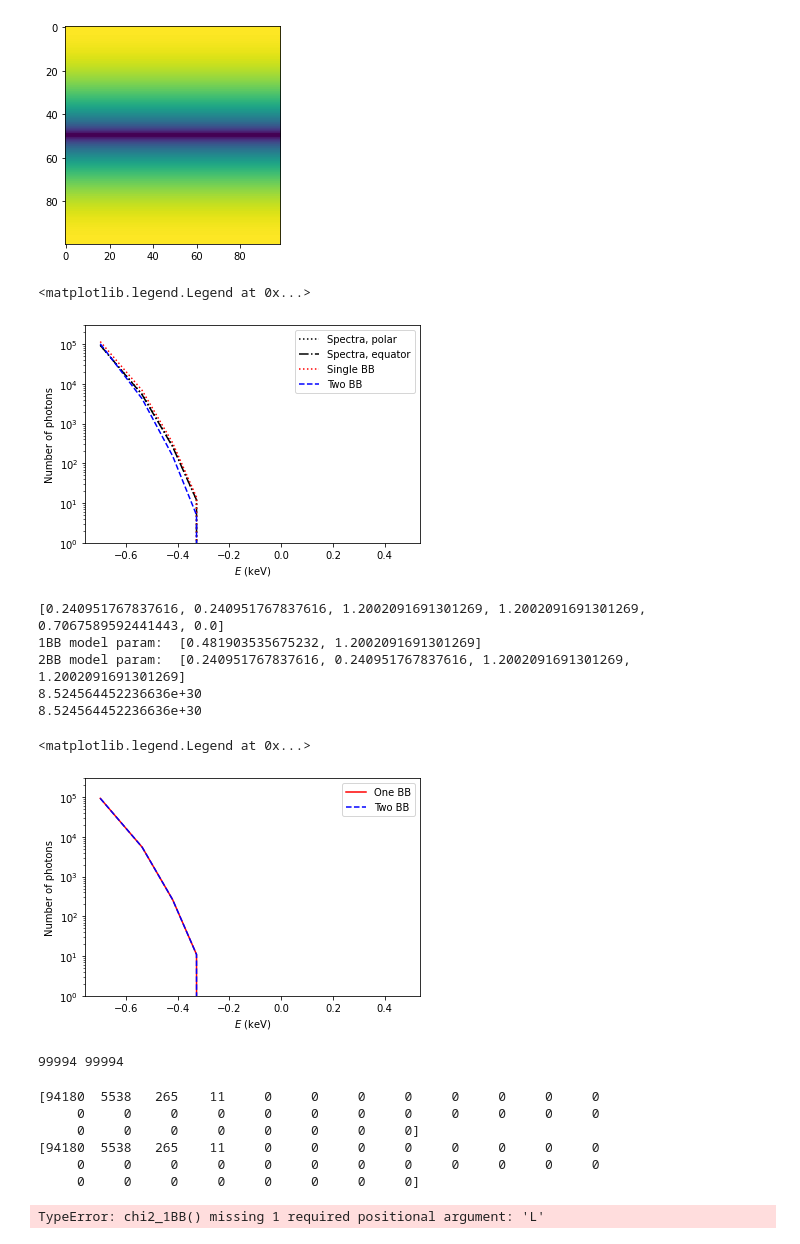
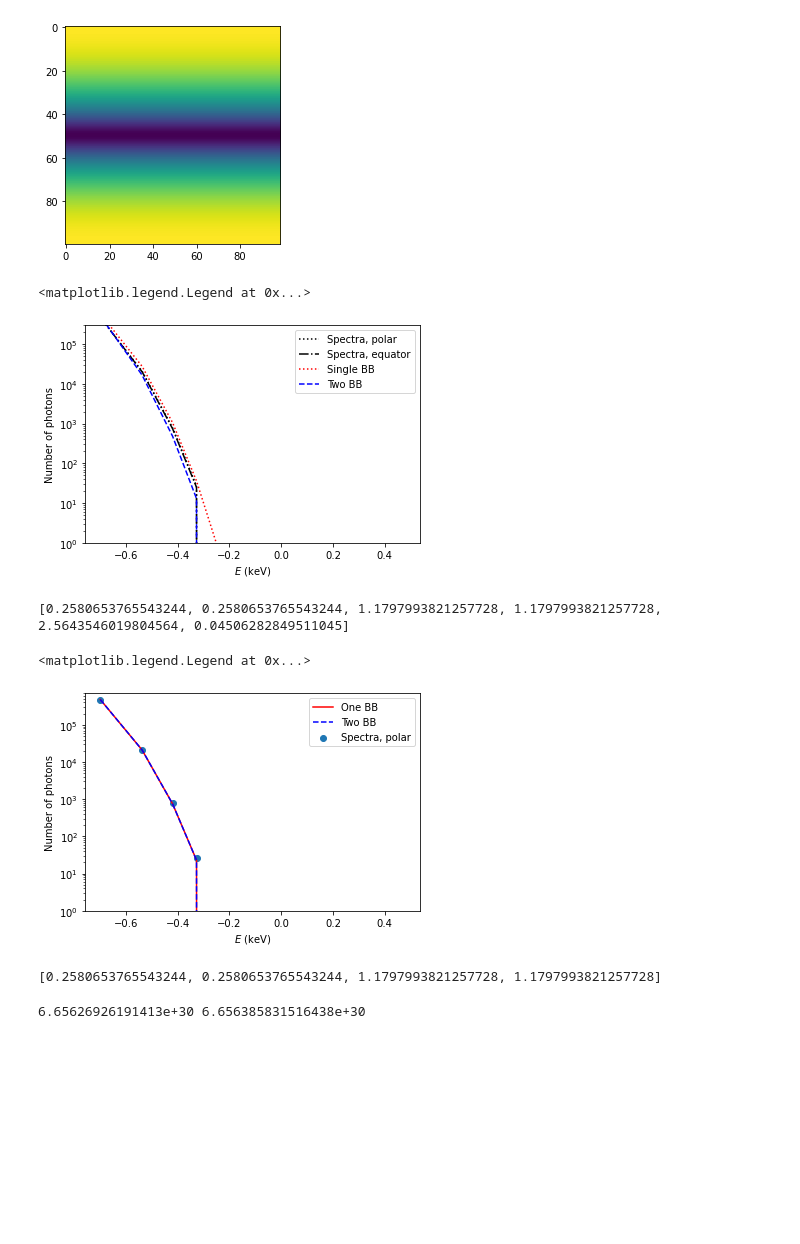
Before and after one commit to ignotur/magpies, a Jupyter notebook: examples/Fit_spectra_limited_photon_count.ipynb, the cells around one changed output. Saved outputs shown, nothing was run; the diff lists cells and outputs as text; code cells hidden in the pictures; blank space fills up the shorter version.

```diff
--- a/examples/Fit_spectra_limited_photon_count.ipynb
+++ b/examples/Fit_spectra_limited_photon_count.ipynb
@@ -13,13 +13,13 @@ import matplotlib.pyplot as plt
 Rns = 12  ## km
 Mns = 1.4 ## M_solar
 Tb = pow(10, 7.1730)  ## K
-Bp = 1e12 ## G
+Bp = 1e11 ## G
 
 ## Instrument and exposure
 eph = np.linspace (0.20, 3.00, 32) ## Nicer soft X-ray range
-nphot = 1e5
+nphot = 5e5
 
 g14c = g14 (Rns, Mns) ## computing the free fall acceleration
 
-print ('g14 = ', g14c)
+print ('g14 = ', g14c, ' xg = ', xg(Rns, Mns), 1.0 / (1 - xg(Rns, Mns)))
 # %% [output]
@@ -73,60 +73,37 @@ plt.ylim([1, 3e5])
 plt.legend()
 # %% [output]
 <matplotlib.legend.Legend at 0x...>
-[figure, old version]
+[figure, new version]
 # %%
 bb2_opt_par = fit_spectral_model_Cstat (Teff, Rns, Mns, sp_red_n, eph, nphot, L)
 print (bb2_opt_par)
 
-#bb2_opt = two_BB_photons (bb2_opt_par[0:4], Teff, Rns, Mns, eph, nphot, integ=False)
-#bb1_opt = single_BB_photons (bb2_opt_par[2]*Teff, Rns, Mns, eph, nphot, integ = False)
 
 bb2_opt = examine_spectral_fit_2BB_photons (bb2_opt_par[0:4], Teff, Rns, Mns, eph, nphot, L)
-#bb1_opt = examine_spectral_fit_2BB_photons ([bb2_opt_par[0]*2, 0.01, bb2_opt_par[2], 0.1], Teff, Rns, Mns, eph, nphot, L)
+
 
 bb1_opt = examine_spectral_fit_1BB_photons ([bb2_opt_par[0]*2, bb2_opt_par[2]], Teff, Rns, Mns, eph, nphot, L)
 
-print ('1BB model param: ', [bb2_opt_par[0]*2, bb2_opt_par[2]])
-print ('2BB model param: ', bb2_opt_par[0:4])
 
 
-print (compute_L_param (bb2_opt_par[0:4], Teff, Rns, Mns))
-print (compute_L_param ([bb2_opt_par[0]*2, bb2_opt_par[2]], Teff, Rns, Mns))
 
-
-#plt.plot (np.log10(eph), sp_red_n, 'r-', label='Spectra, polar')
+plt.scatter (np.log10(eph), sp_red_n, label='Spectra, polar')
 plt.plot (np.log10(eph), bb1_opt, 'r-', label='One BB')
 plt.plot (np.log10(eph), bb2_opt, 'b--', label='Two BB')
 plt.xlabel(r'$E$ (keV)')
 plt.ylabel('Number of photons')
 plt.yscale('log')
-plt.ylim([1, 3e5])
+plt.ylim([1, 7e5])
 plt.legend()
 # %% [output]
-[0.240951767837616, 0.240951767837616, 1.2002091691301269, 1.2002091691301269, 0.7067589592441443, 0.0]
-1BB model param:  [0.481903535675232, 1.2002091691301269]
-2BB model param:  [0.240951767837616, 0.240951767837616, 1.2002091691301269, 1.2002091691301269]
-8.524564452236636e+30
-8.524564452236636e+30
+[0.2580653765543244, 0.2580653765543244, 1.1797993821257728, 1.1797993821257728, 2.5643546019804564, 0.04506282849511045]
 <matplotlib.legend.Legend at 0x...>
-[figure, old version]
+[figure, new version]
-# %%
-print (np.sum(bb1_opt), np.sum(bb2_opt))
-# %% [output]
-99994 99994
-# %%
-print (bb1_opt)
-print (bb2_opt)
-# %% [output]
-[94180  5538   265    11     0     0     0     0     0     0     0     0
-     0     0     0     0     0     0     0     0     0     0     0     0
-     0     0     0     0     0     0     0     0]
-[94180  5538   265    11     0     0     0     0     0     0     0     0
-     0     0     0     0     0     0     0     0     0     0     0     0
-     0     0     0     0     0     0     0     0]
-# %%
-print (chi2_1BB (1.2, Teff, Rns, Mns, sp_red_n, eph, nphot))
-# %% [output]
-TypeError: chi2_1BB() missing 1 required positional argument: 'L'
+# %%
+print (bb2_opt_par[0:4])
+# %% [output]
+[0.2580653765543244, 0.2580653765543244, 1.1797993821257728, 1.1797993821257728]
 # %%
-print (chi2_2BB (res[0:4], Teff, Rns, Mns, sp_red_n, eph, nphot))
+print (compute_L_param (bb2_opt_par[0:4], Teff, Rns, Mns), L)
+# %% [output]
+6.65626926191413e+30 6.656385831516438e+30
```
Also changed, not shown: parts of 12 cells of this notebook, 22 other files.
